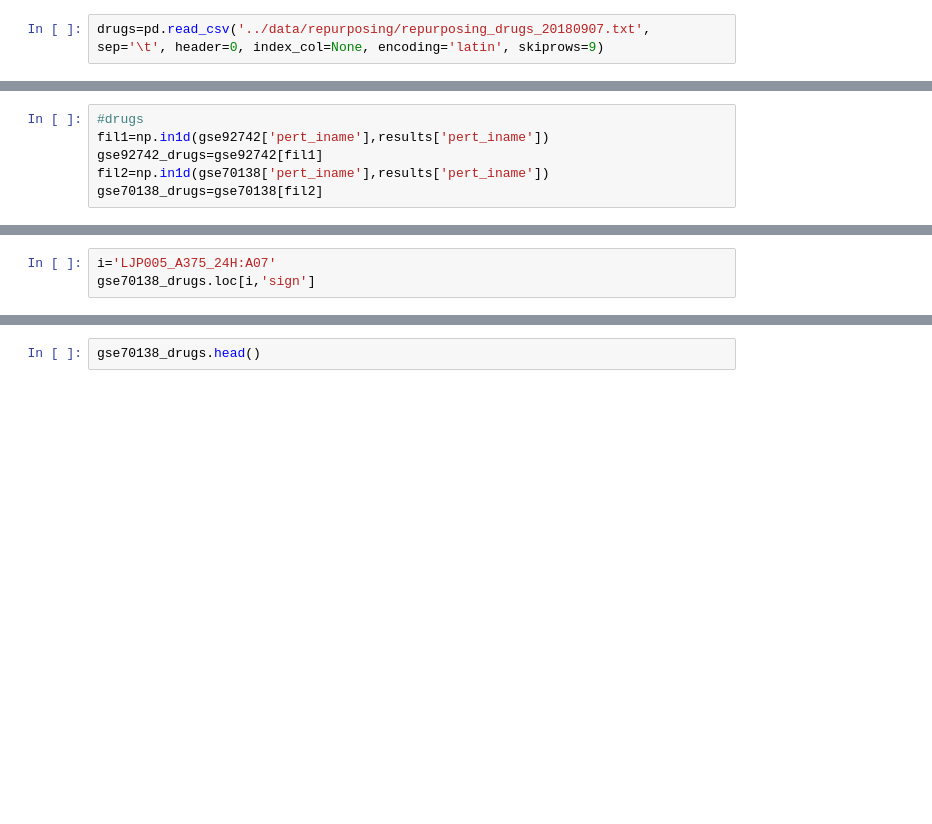
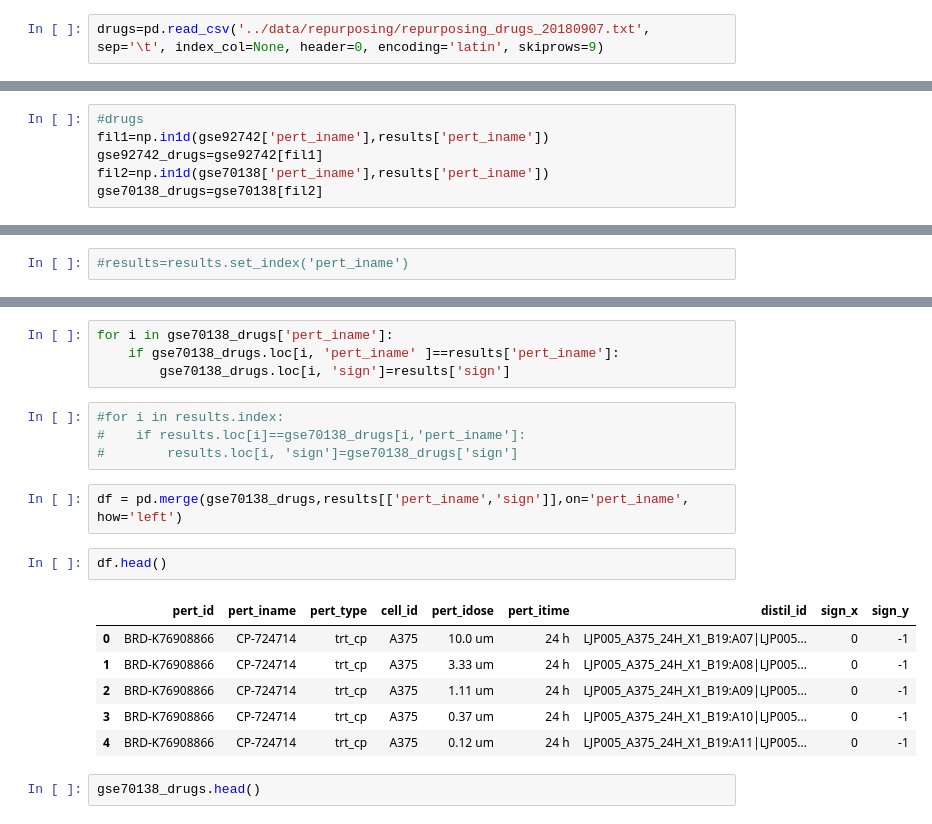
Before and after one commit to Vargeszti/Thesis, a Jupyter notebook: code/lincs_data.ipynb, the cells around one changed output, grey strips where cells are left out. Saved outputs shown, nothing was run; the diff lists cells and outputs as text; blank space fills up the shorter version.

Commit message:
update lincs_drugs

```diff
--- a/code/lincs_data.ipynb
+++ b/code/lincs_data.ipynb
@@ -94,7 +94,7 @@ l_r=list(receptors)+list(ligands)
 # %% [markdown]
 # Getting the drugs from the Drug Repurposing Hub
 # %%
-drugs=pd.read_csv('../data/repurposing/repurposing_drugs_20180907.txt', sep='\t', header=0, index_col=None, encoding='latin', skiprows=9)
+drugs=pd.read_csv('../data/repurposing/repurposing_drugs_20180907.txt', sep='\t', index_col=None, header=0, encoding='latin', skiprows=9)
 # %%
 fil=drugs['target'].isnull()
 drugs=drugs[~fil]
@@ -291,6 +291,3 @@ gse70138_drugs.head()
 | LJP005_A375_24H:A09 | BRD-K76908866 | CP-724714 | trt_cp | A375 | 1.11 um | 24 h | LJP005_A375_24H_X1_B19:A09|LJP005... | 0 |
 | LJP005_A375_24H:A10 | BRD-K76908866 | CP-724714 | trt_cp | A375 | 0.37 um | 24 h | LJP005_A375_24H_X1_B19:A10|LJP005... | 0 |
 | LJP005_A375_24H:A11 | BRD-K76908866 | CP-724714 | trt_cp | A375 | 0.12 um | 24 h | LJP005_A375_24H_X1_B19:A11|LJP005... | 0 |
-# %%
-i='LJP005_A375_24H:A07'
-gse70138_drugs.loc[i,'sign']
@@ -307,3 +294,5 @@ KeyError: 'CP-724714'
+# %%
+#results=results.set_index('pert_iname')
 # %%
 results.head()
 # %% [output]
@@ -313,6 +302,25 @@ results.head()
 | 2 | A-987306 | Preclinical | histamine receptor antagonist | CCR1 | NaN | NaN | 0 | 1 | -1 |
 | 3 | A-987306 | Preclinical | histamine receptor antagonist | HTR1A | NaN | NaN | 0 | 1 | -1 |
 | 4 | A-987306 | Preclinical | histamine receptor antagonist | HTR1B | NaN | NaN | 0 | 1 | -1 |
+# %%
+for i in gse70138_drugs['pert_iname']:
+    if gse70138_drugs.loc[i, 'pert_iname' ]==results['pert_iname']:
+        gse70138_drugs.loc[i, 'sign']=results['sign']
+# %%
+#for i in results.index:
+#    if results.loc[i]==gse70138_drugs[i,'pert_iname']:
+#        results.loc[i, 'sign']=gse70138_drugs['sign']
+# %%
+df = pd.merge(gse70138_drugs,results[['pert_iname','sign']],on='pert_iname', how='left')
+# %%
+df.head()
+# %% [output]
+|  | pert_id | pert_iname | pert_type | cell_id | pert_idose | pert_itime | distil_id | sign_x | sign_y |
+| 0 | BRD-K76908866 | CP-724714 | trt_cp | A375 | 10.0 um | 24 h | LJP005_A375_24H_X1_B19:A07|LJP005... | 0 | -1 |
+| 1 | BRD-K76908866 | CP-724714 | trt_cp | A375 | 3.33 um | 24 h | LJP005_A375_24H_X1_B19:A08|LJP005... | 0 | -1 |
+| 2 | BRD-K76908866 | CP-724714 | trt_cp | A375 | 1.11 um | 24 h | LJP005_A375_24H_X1_B19:A09|LJP005... | 0 | -1 |
+| 3 | BRD-K76908866 | CP-724714 | trt_cp | A375 | 0.37 um | 24 h | LJP005_A375_24H_X1_B19:A10|LJP005... | 0 | -1 |
+| 4 | BRD-K76908866 | CP-724714 | trt_cp | A375 | 0.12 um | 24 h | LJP005_A375_24H_X1_B19:A11|LJP005... | 0 | -1 |
 # %%
 gse70138_drugs.head()
 # %% [output]
```
Also changed, not shown: parts of 7 cells of this notebook, 1 other file.
